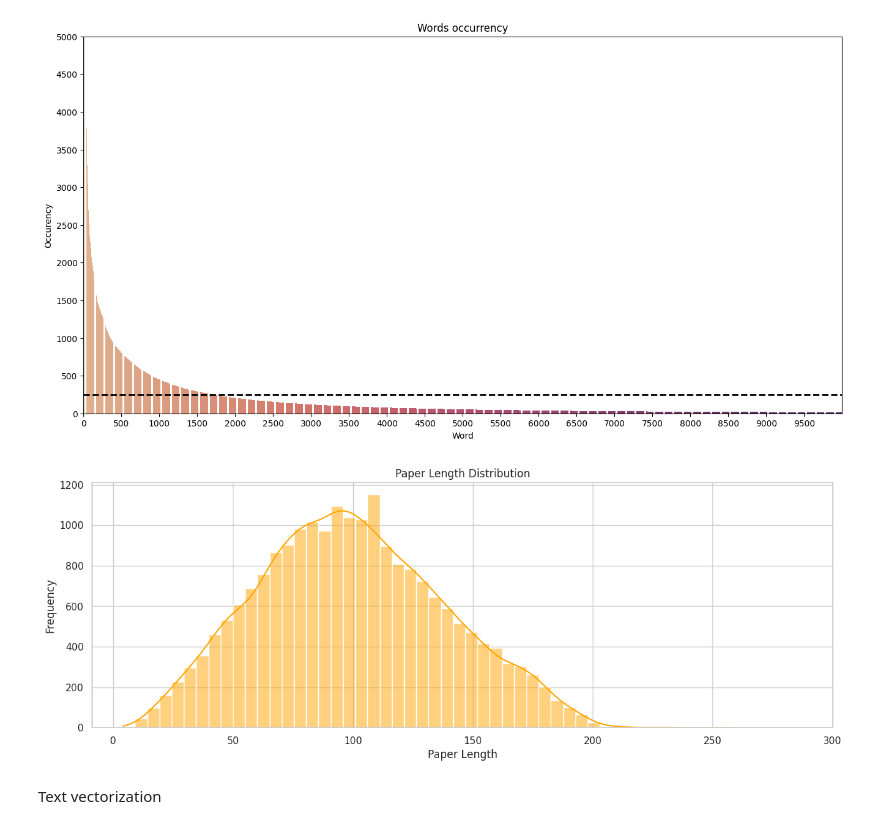
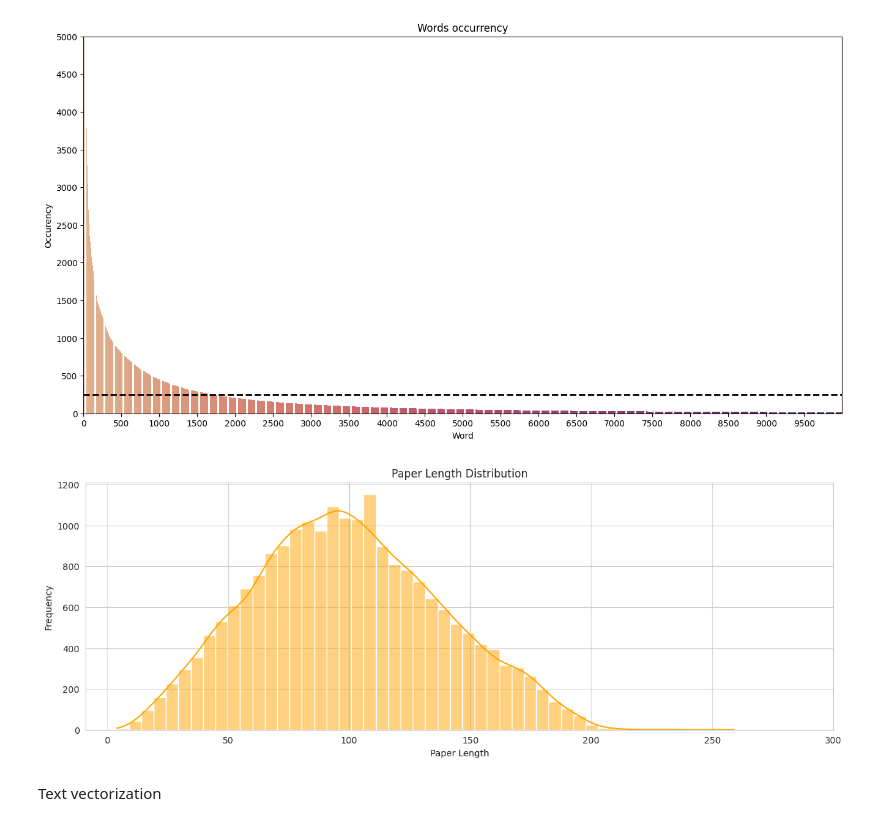
Before and after one commit to micheleintrevado/ML4MDE, a Jupyter notebook: PaperClassification.ipynb, the cells around one changed output. Saved outputs shown, nothing was run; the diff lists cells and outputs as text; code cells hidden in the pictures.

```diff
--- a/PaperClassification.ipynb
+++ b/PaperClassification.ipynb
@@ -218,19 +217,18 @@ plt.show()
 # %%
 text_lengths = [len(paper.split()) for paper in X_data.flatten()]
 
-sns.set(style="whitegrid")
+with sns.axes_style("whitegrid"):
+  plt.figure(figsize=(15, 5))
+  sns.histplot(text_lengths, bins=50, color="orange", kde=True)
+  plt.title("Paper Length Distribution")
+  plt.xlabel("Paper Length")
+  plt.ylabel("Frequency")
 
-plt.figure(figsize=(15, 5))
-sns.histplot(text_lengths, bins=50, color="orange", kde=True)
-plt.title("Paper Length Distribution")
-plt.xlabel("Paper Length")
-plt.ylabel("Frequency")
+  plt.xticks(range(0, 300 + 1, 50))
 
-plt.xticks(range(0, 300 + 1, 50))
-
-plt.show()
+  plt.show()
 # %% [output]
-[figure, old version]
+[figure, new version]
 # %% [markdown]
 Text vectorization
 # %%
```
Also changed, not shown: parts of 16 cells of this notebook.
